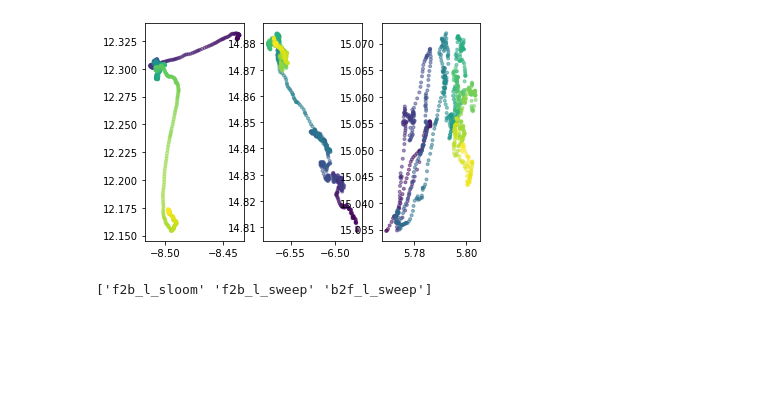
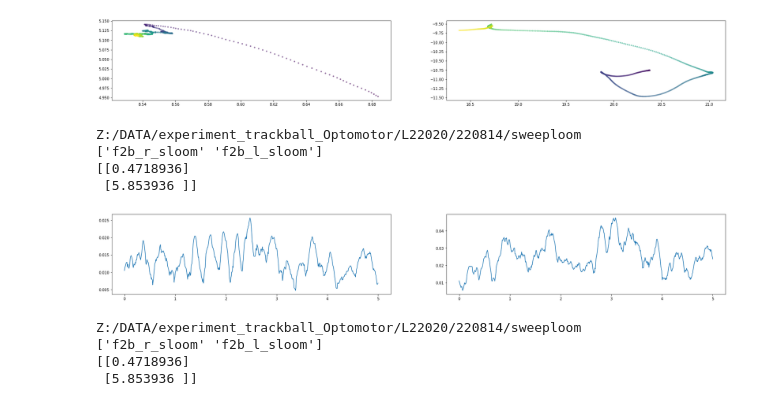
Before and after one commit to chiyu1203/bonfic, a Jupyter notebook: track_ball_notebook.ipynb, the cells around one changed output. Cells and saved outputs as stored; diff of their text form; code cells hidden in the pictures; blank space fills up the shorter version.

Commit message:
Update track_ball_notebook.ipynb
add more variables for plotting function

```diff
--- a/track_ball_notebook.ipynb
+++ b/track_ball_notebook.ipynb
@@ -124,4 +90,26 @@ def generate_curated_database(myList = [], *args):
                 raw_data.to_pickle(database_directory)
 # %%
 generate_curated_database(data_list)
+# %%
+import os, fnmatch
+import pandas as pd
+import numpy as np
+import re
+from scipy.signal import savgol_filter
+import matplotlib.pyplot as plt
+csv_pattern='trial_*.csv'
+database_pattern='*.pickle'
+exp_name='sweeploom'
+frame_rate=144
+stim_duration=4
+grey_duration=1
+analysis_window=frame_rate*(stim_duration+grey_duration)
+stim_type=["b2f_l_sweep","f2b_l_sweep","b2f_l_sloom","f2b_l_sloom","f2b_r_sweep","b2f_r_sweep","f2b_r_sloom","b2f_r_sloom"]
+# %%
+sg_filering= True
+analyse_every_trial = False
+plotting_trajectory = False
+plotting_event_related_trajectory = True
+stim_of_interest=stim_type[4]
+#for thisDir in myList:
 # %%
@@ -274,2 +244,0 @@ def analyse_curated_database(myList = [], *args):
-# %%
-thisDir=data_list[0]
@@ -410,10 +245,30 @@ y=y_all[index_points]
 # %%
-fig, axes = plt.subplots(1,index_points.shape[0], squeeze=False)
+fig, axes = plt.subplots(1,index_points.shape[0],figsize=(30,4),squeeze=False)
 for ind, ax in zip(range(0,index_points.shape[1]),axes.reshape(-1)):
     ax.scatter(x[ind,:],y[ind,:],c=np.arange(len(x[ind,:])), marker='.', alpha=0.5)
     #ax.set_title(stim_name_list[col])
 plt.show()
+print(thisDir)
 print(stim_name_list)
+print(travel_distance)
 # %% [output]
-[figure, old version]
+[figure, new version]
-['f2b_l_sloom' 'f2b_l_sweep' 'b2f_l_sweep']
+Z:/DATA/experiment_trackball_Optomotor/L22020/220814/sweeploom
+['f2b_r_sloom' 'f2b_l_sloom']
+[[0.4718936]
+ [5.853936 ]]
+# %%
+fig, axes = plt.subplots(1,index_points.shape[0], figsize=(30,4), squeeze=False)
+for ind, ax in zip(range(0,index_points.shape[1]),axes.reshape(-1)):
+    ax.plot(tp_tile[ind,:],velocity[ind,:])
+    #ax.set_title(stim_name_list[col])
+plt.show()
+print(thisDir)
+print(stim_name_list)
+print(travel_distance)
+# %% [output]
+[figure, added]
+Z:/DATA/experiment_trackball_Optomotor/L22020/220814/sweeploom
+['f2b_r_sloom' 'f2b_l_sloom']
+[[0.4718936]
+ [5.853936 ]]
```
Also changed, not shown: parts of 19 cells of this notebook.
